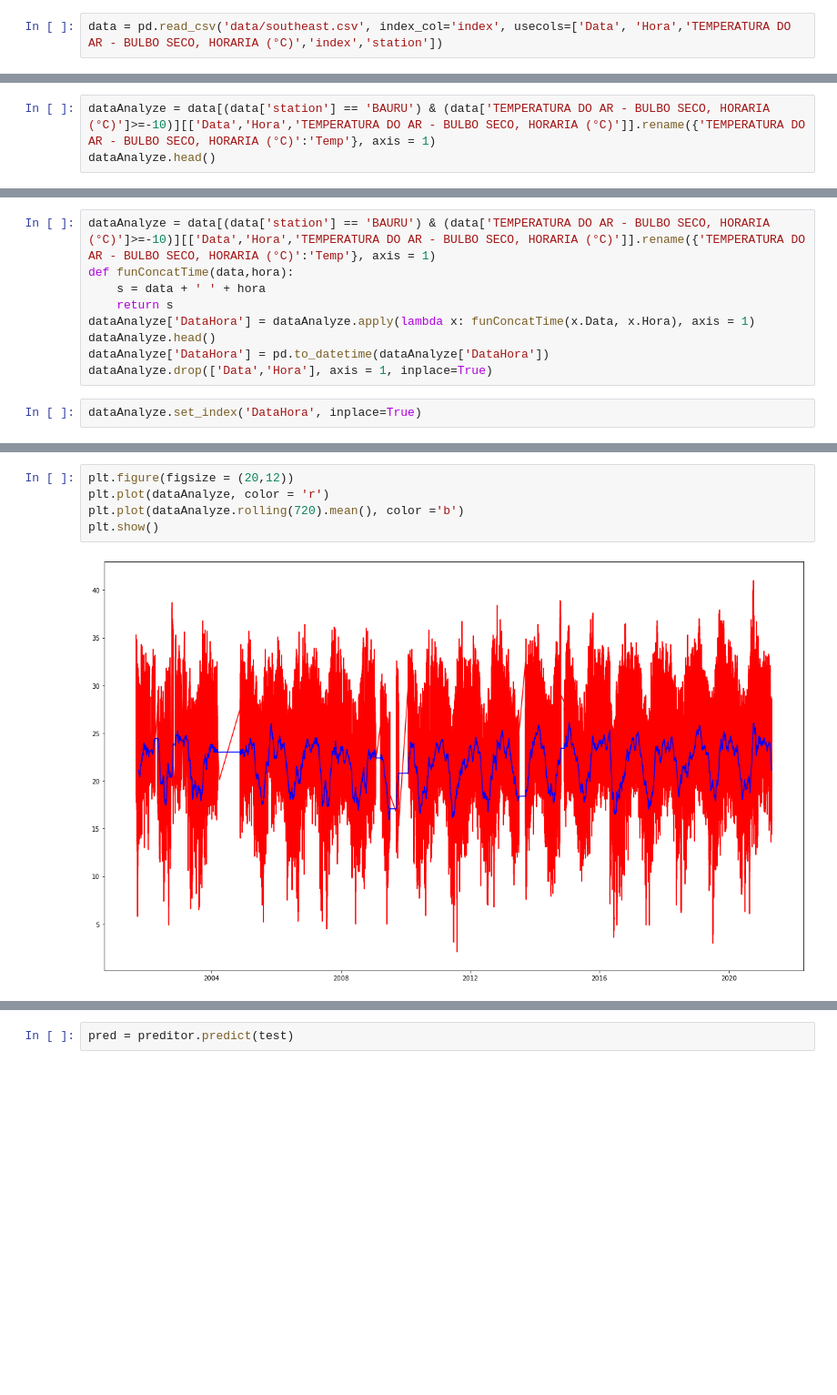
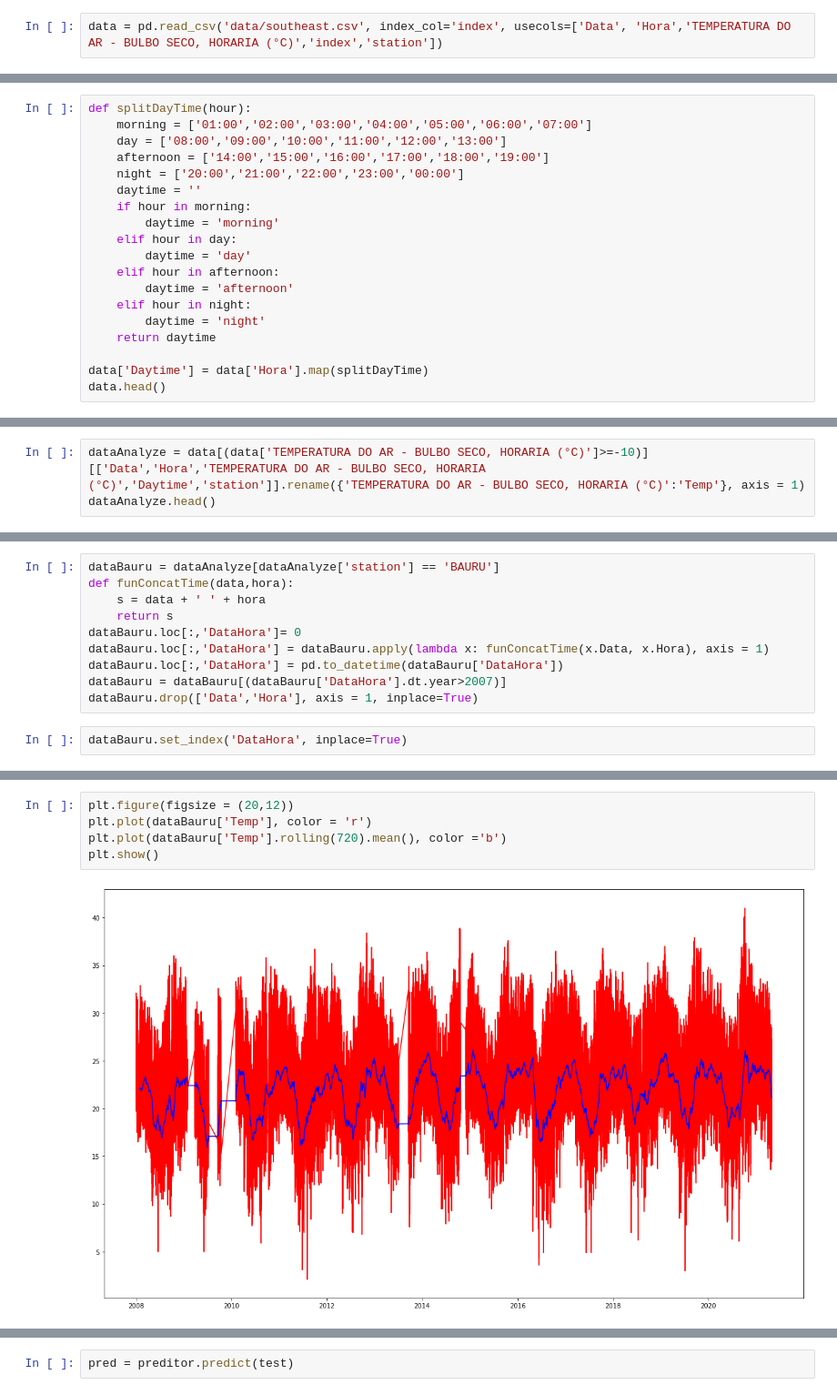
Before and after one commit to RodrigoSoares256/Time_Series, a Jupyter notebook: prophetBasic.ipynb, the cells around one changed output, grey strips where cells are left out. Shown at 91% size. Saved outputs shown, nothing was run; the diff lists cells and outputs as text; blank space fills up the shorter version.

```diff
--- a/prophetBasic.ipynb
+++ b/prophetBasic.ipynb
@@ -20,0 +58,19 @@ data.head()
+# %%
+def splitDayTime(hour):
+    morning = ['01:00','02:00','03:00','04:00','05:00','06:00','07:00']
+    day = ['08:00','09:00','10:00','11:00','12:00','13:00']
+    afternoon = ['14:00','15:00','16:00','17:00','18:00','19:00']
+    night = ['20:00','21:00','22:00','23:00','00:00']
+    daytime = ''
+    if hour in morning:
+        daytime = 'morning'
+    elif hour in day:
+        daytime = 'day'
+    elif hour in afternoon:
+        daytime = 'afternoon'
+    elif hour in night:
+        daytime = 'night'
+    return daytime
+
+data['Daytime'] = data['Hora'].map(splitDayTime)
+data.head()
@@ -21,4 +85,4 @@ data.head()
 # %%
-dataAnalyze = data[(data['station'] == 'BAURU') & (data['TEMPERATURA DO AR - BULBO SECO, HORARIA (°C)']>=-10)][['Data','Hora','TEMPERATURA DO AR - BULBO SECO, HORARIA (°C)']].rename({'TEMPERATURA DO AR - BULBO SECO, HORARIA (°C)':'Temp'}, axis = 1)
+dataAnalyze = data[(data['TEMPERATURA DO AR - BULBO SECO, HORARIA (°C)']>=-10)][['Data','Hora','TEMPERATURA DO AR - BULBO SECO, HORARIA (°C)','Daytime','station']].rename({'TEMPERATURA DO AR - BULBO SECO, HORARIA (°C)':'Temp'}, axis = 1)
 dataAnalyze.head()
 # %% [output]
@@ -32,11 +112,12 @@ dataAnalyze.head()
 # %%
-dataAnalyze = data[(data['station'] == 'BAURU') & (data['TEMPERATURA DO AR - BULBO SECO, HORARIA (°C)']>=-10)][['Data','Hora','TEMPERATURA DO AR - BULBO SECO, HORARIA (°C)']].rename({'TEMPERATURA DO AR - BULBO SECO, HORARIA (°C)':'Temp'}, axis = 1)
+dataBauru = dataAnalyze[dataAnalyze['station'] == 'BAURU']
 def funConcatTime(data,hora):
     s = data + ' ' + hora
     return s
-dataAnalyze['DataHora'] = dataAnalyze.apply(lambda x: funConcatTime(x.Data, x.Hora), axis = 1)
-dataAnalyze.head()
-dataAnalyze['DataHora'] = pd.to_datetime(dataAnalyze['DataHora'])
-dataAnalyze.drop(['Data','Hora'], axis = 1, inplace=True)
+dataBauru.loc[:,'DataHora']= 0
+dataBauru.loc[:,'DataHora'] = dataBauru.apply(lambda x: funConcatTime(x.Data, x.Hora), axis = 1)
+dataBauru.loc[:,'DataHora'] = pd.to_datetime(dataBauru['DataHora'])
+dataBauru = dataBauru[(dataBauru['DataHora'].dt.year>2007)]
+dataBauru.drop(['Data','Hora'], axis = 1, inplace=True)
 # %%
-dataAnalyze.set_index('DataHora', inplace=True)
+dataBauru.set_index('DataHora', inplace=True)
@@ -43,8 +134,8 @@ dataAnalyze.set_index('DataHora', inplace=True)
 # %%
 plt.figure(figsize = (20,12))
-plt.plot(dataAnalyze, color = 'r')
-plt.plot(dataAnalyze.rolling(720).mean(), color ='b')
+plt.plot(dataBauru['Temp'], color = 'r')
+plt.plot(dataBauru['Temp'].rolling(720).mean(), color ='b')
 plt.show()
 # %% [output]
-[figure, old version]
+[figure, new version]
 # %%
```
Also changed, not shown: parts of 26 cells of this notebook.
